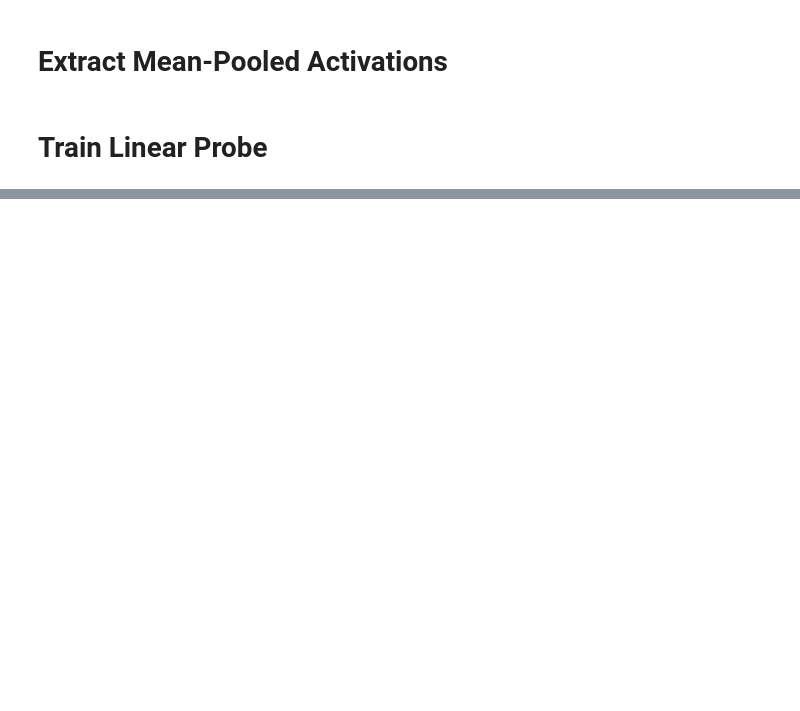
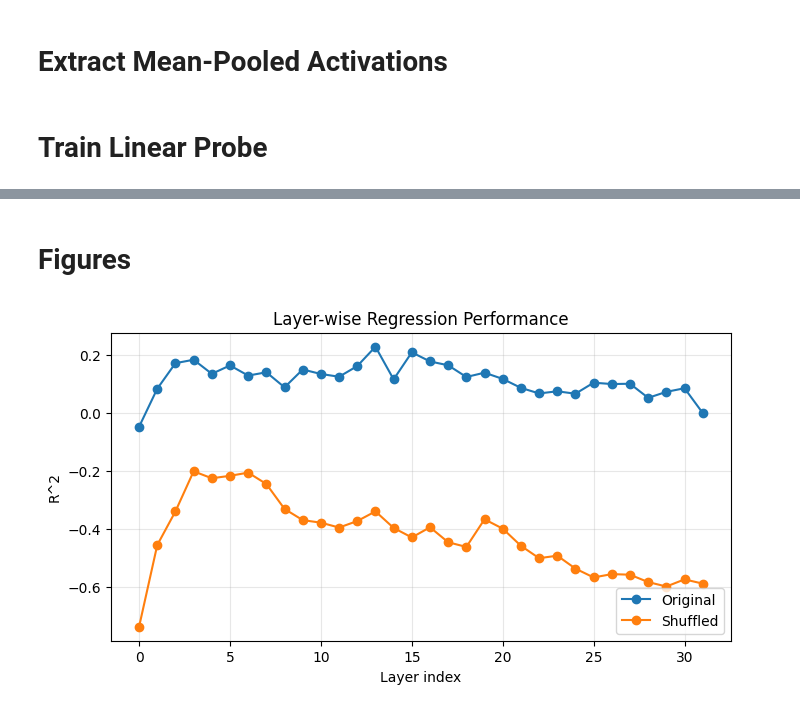
Before and after one commit to froge159/belief-project-sef, a Jupyter notebook: phase3.ipynb, the cells around one changed output, grey strips where cells are left out. Saved outputs shown, nothing was run; the diff lists cells and outputs as text; code cells hidden in the pictures; blank space fills up the shorter version.

```diff
--- a/phase3.ipynb
+++ b/phase3.ipynb
@@ -82,6 +116,6 @@ def extract_mean_pooled_hidden(prompts, batch_size=8):
 
   return torch.cat(all_pooled, dim=0)
 # %%
-mean_pooled = extract_mean_pooled_hidden(dreaddit_prompts)
+mean_pooled = extract_mean_pooled_hidden(dreaddit['text'].tolist())
 # %% [markdown]
 # Train Linear Probe
@@ -87,0 +189,15 @@ mean_pooled = extract_mean_pooled_hidden(dreaddit_prompts)
+# %%
+# Shuffle labels and run probe
+shuffled_labels = dreaddit["belief_score"].sample(frac=1, random_state=42).values
+shuffled_results = train_linear_probe(mean_pooled, shuffled_labels)
+
+# Compare early vs late layers for original and shuffled
+num_layers = mean_pooled.shape[1]
+early_layer = 0
+late_layer = num_layers - 1
+
+print("Original probe metrics (early vs late layer):")
+print(test_results.loc[[early_layer, late_layer], ["layer", "pearson", "r2", "mae"]])
+
+print("\nShuffled probe metrics (early vs late layer):")
+print(shuffled_results.loc[[early_layer, late_layer], ["layer", "pearson", "r2", "mae"]])
@@ -87,0 +302,18 @@ mean_pooled = extract_mean_pooled_hidden(dreaddit_prompts)
+# %% [markdown]
+# Figures
+# %%
+import numpy as np
+import matplotlib.pyplot as plt
+
+# Layer-wise R^2 for original vs shuffled labels
+plt.figure(figsize=(8, 4))
+plt.plot(test_results["layer"], test_results["r2"], marker="o", label="Original")
+plt.plot(shuffled_results["layer"], shuffled_results["r2"], marker="o", label="Shuffled")
+plt.xlabel("Layer index")
+plt.ylabel("R^2")
+plt.title("Layer-wise Regression Performance")
+plt.legend()
+plt.grid(alpha=0.3)
+plt.show()
+# %% [output]
+[figure, added]
```
Also changed, not shown: parts of 15 cells of this notebook.
